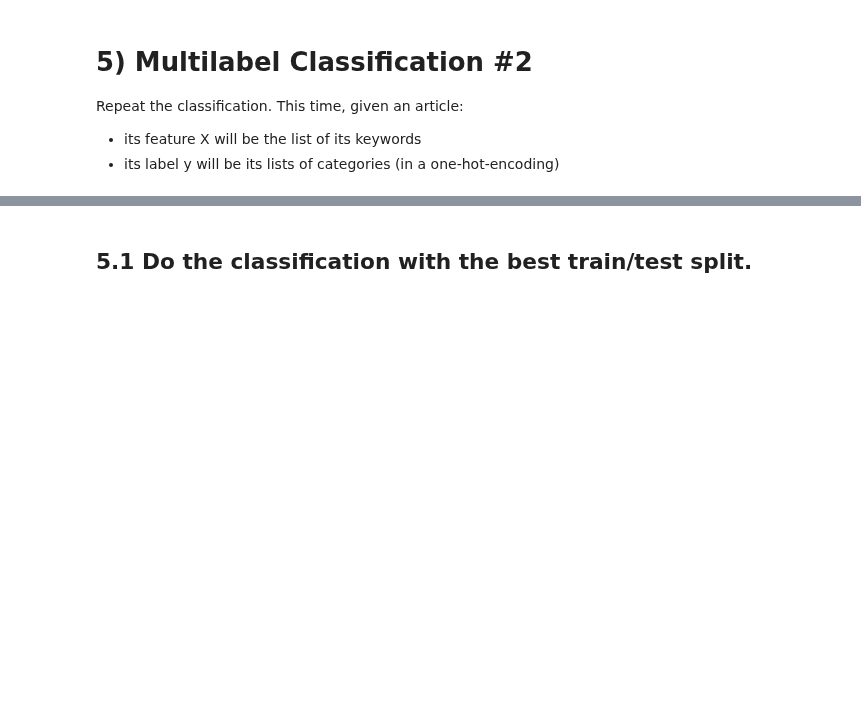
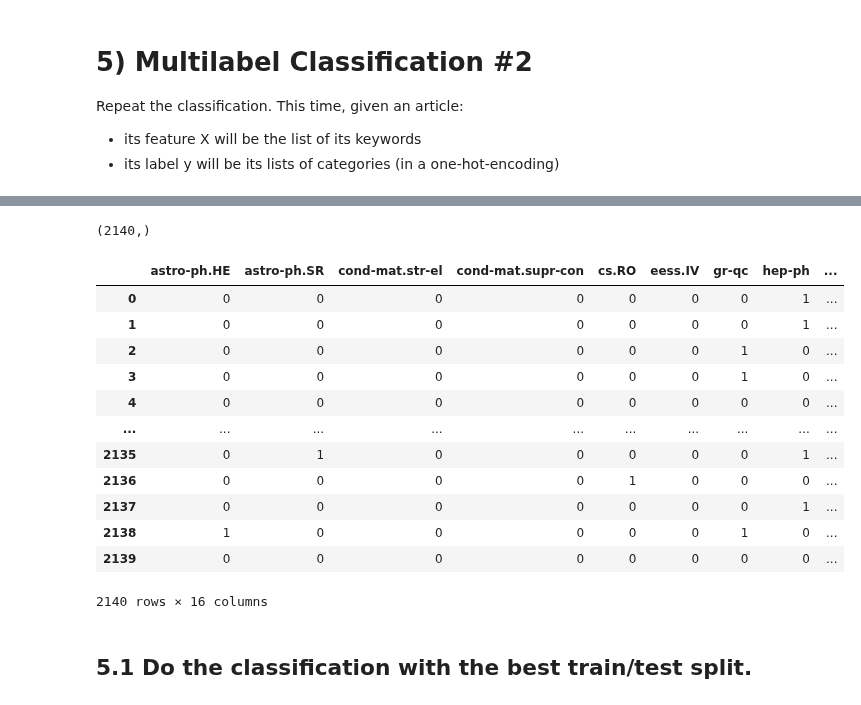
Before and after one commit to auroramugnai/ArXivClassification, a Jupyter notebook: ArXivClassification/category_classification.ipynb, the cells around one changed output, grey strips where cells are left out. Drawn from its saved outputs; the diff is of its cells as text; code cells hidden in the pictures; blank space fills up the shorter version.

```diff
--- a/ArXivClassification/category_classification.ipynb
+++ b/ArXivClassification/category_classification.ipynb
@@ -374,6 +374,9 @@ This time, given an article:
 # %%
 path = "/content/dati_completi_12maggio.csv"
 df = pd.read_csv(path, dtype=str)
+
+df["keywords"] = df["keywords"].map(eval)
+
 print(len(df))
 df.tail()
 # %% [output]
@@ -394,3 +431,33 @@ print(np.shape(X))
+# %%
+# Preparing X (features).
+X = df["keywords"].map(lambda x: " ".join(x))
+X = X.to_numpy()
+print(np.shape(X))
+
+# Preparing y (labels) in a one-hot encoding.
+utils.categories_as_lists(df) # take "category" as a column of lists
+mlb = MultiLabelBinarizer()
+y = mlb.fit_transform(df["category"]) # y is now one-hot encoded
+classes = mlb.classes_ # names of the columns of the one-hot-encoding
+
+# Visualize y
+y_df = pd.DataFrame(y, columns=classes)
+y_df
+# %% [output]
+(2140,)
+|  | astro-ph.HE | astro-ph.SR | cond-mat.str-el | cond-mat.supr-con | cs.RO | eess.IV | gr-qc | hep-ph | ... |
+| 0 | 0 | 0 | 0 | 0 | 0 | 0 | 0 | 1 | ... |
+| 1 | 0 | 0 | 0 | 0 | 0 | 0 | 0 | 1 | ... |
+| 2 | 0 | 0 | 0 | 0 | 0 | 0 | 1 | 0 | ... |
+| 3 | 0 | 0 | 0 | 0 | 0 | 0 | 1 | 0 | ... |
+| 4 | 0 | 0 | 0 | 0 | 0 | 0 | 0 | 0 | ... |
+| ... | ... | ... | ... | ... | ... | ... | ... | ... | ... |
+| 2135 | 0 | 1 | 0 | 0 | 0 | 0 | 0 | 1 | ... |
+| 2136 | 0 | 0 | 0 | 0 | 1 | 0 | 0 | 0 | ... |
+| 2137 | 0 | 0 | 0 | 0 | 0 | 0 | 0 | 1 | ... |
+| 2138 | 1 | 0 | 0 | 0 | 0 | 0 | 1 | 0 | ... |
+| 2139 | 0 | 0 | 0 | 0 | 0 | 0 | 0 | 0 | ... |
+2140 rows × 16 columns
 # %% [markdown]
 ## 5.1 Do the classification with the best train/test split.
 # %%
```
Also changed, not shown: parts of 12 cells of this notebook.
